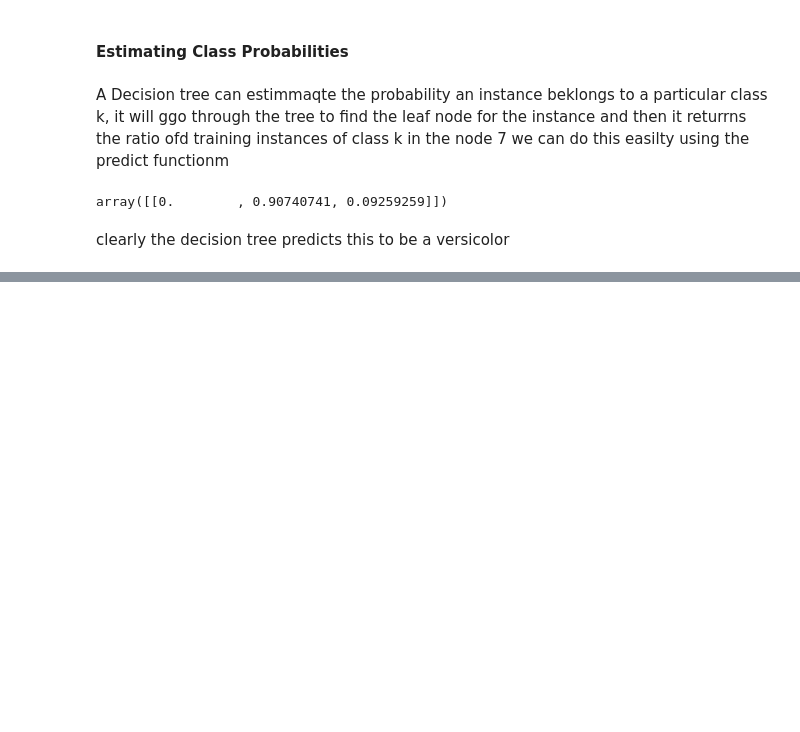
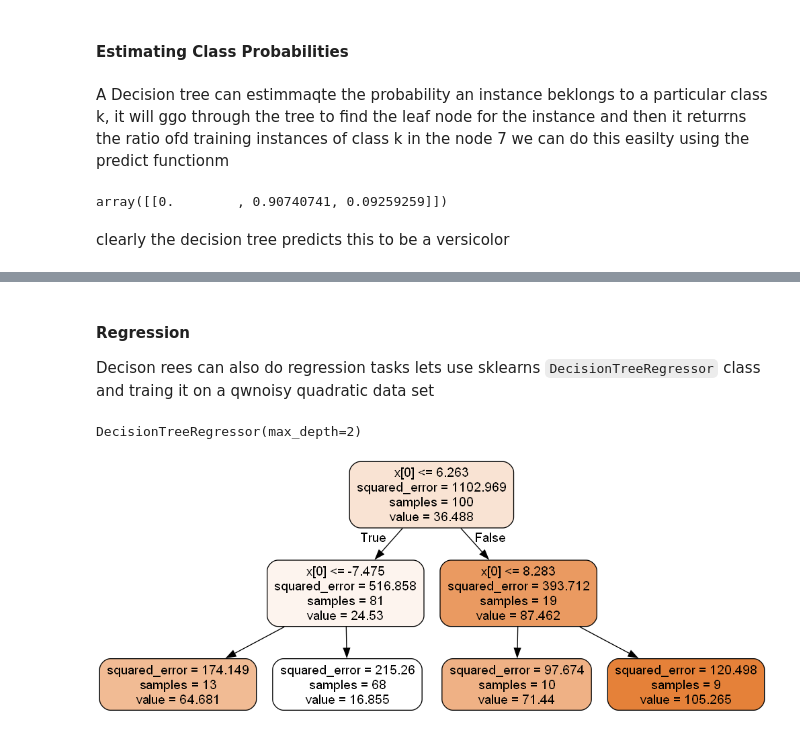
Before and after one commit to LilacOrchid/MachineLearningPractice, a Jupyter notebook: Decision Trees Theory.ipynb, the cells around one changed output, grey strips where cells are left out. Cells and saved outputs as stored; diff of their text form; code cells hidden in the pictures; blank space fills up the shorter version.

```diff
--- a/Decision Trees Theory.ipynb
+++ b/Decision Trees Theory.ipynb
@@ -70,0 +107,47 @@ clearly the decision tree predicts this to be a versicolor
+# %% [markdown]
+#### Regression
+Decison rees can also do regression tasks lets use sklearns `DecisionTreeRegressor` class and traing it on a qwnoisy quadratic data set
+# %%
+from sklearn.tree import DecisionTreeRegressor
+import numpy as np
+import matplotlib.pyplot as plt
+
+# Set a random seed
+np.random.seed(42)
+
+# Generate random x values between -10 and 10
+X = np.linspace(-10, 10, 100).reshape(-1,1)
+
+# Define the true quadratic relationship (e.g., y = ax^2 + bx + c)
+a = 1
+b = 2
+c = 3
+y_true = a * X**2 + b * X + c
+
+# Add  noise to the y values
+noise = np.random.normal(0, 5, size=X.shape)
+y_noisy = y_true + noise
+
+tree_reg = DecisionTreeRegressor(max_depth=2)
+tree_reg.fit(X,y_noisy)
+# %% [output]
+DecisionTreeRegressor(max_depth=2)
+# %%
+# Export the decision tree to a .dot file
+dot_data = export_graphviz(tree_reg ,
+                           out_file=None,  # Do not write to a file
+                           rounded=True,
+                           filled=True)
+
+# Use graphviz to create an image from the .dot data
+graph = graphviz.Source(dot_data)
+
+# Display the image in the Jupyter notebook
+graph.render("quad data")  # Save as iris_tree.pdf
+graph.format = 'png'
+graph.render("quad data")  # Save as iris_tree.png
+
+# Display the image
+Image(filename='quad data.png')
+# %% [output]
+[figure, added]
```
Also changed, not shown: parts of 7 cells of this notebook.
